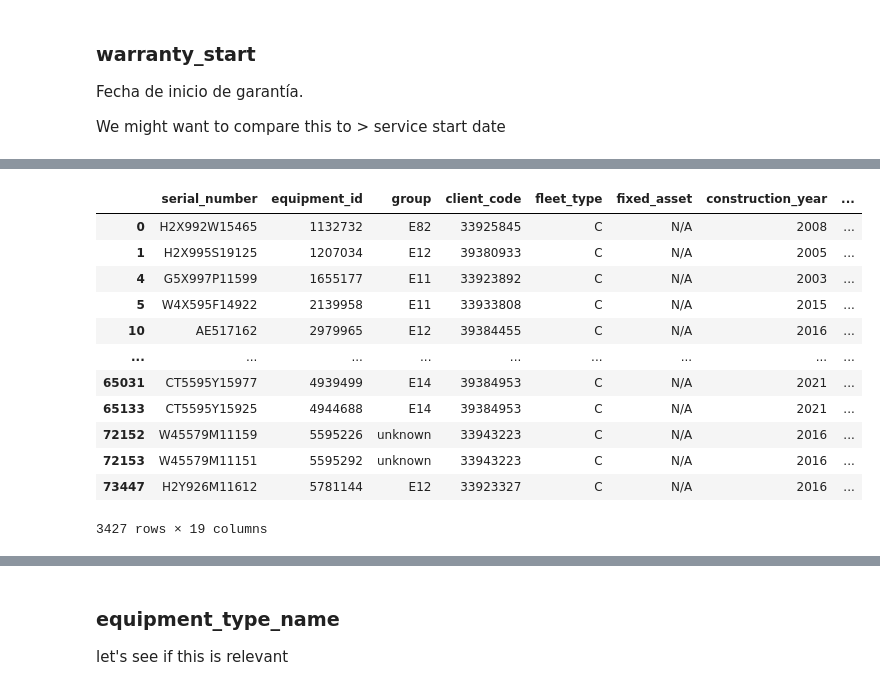
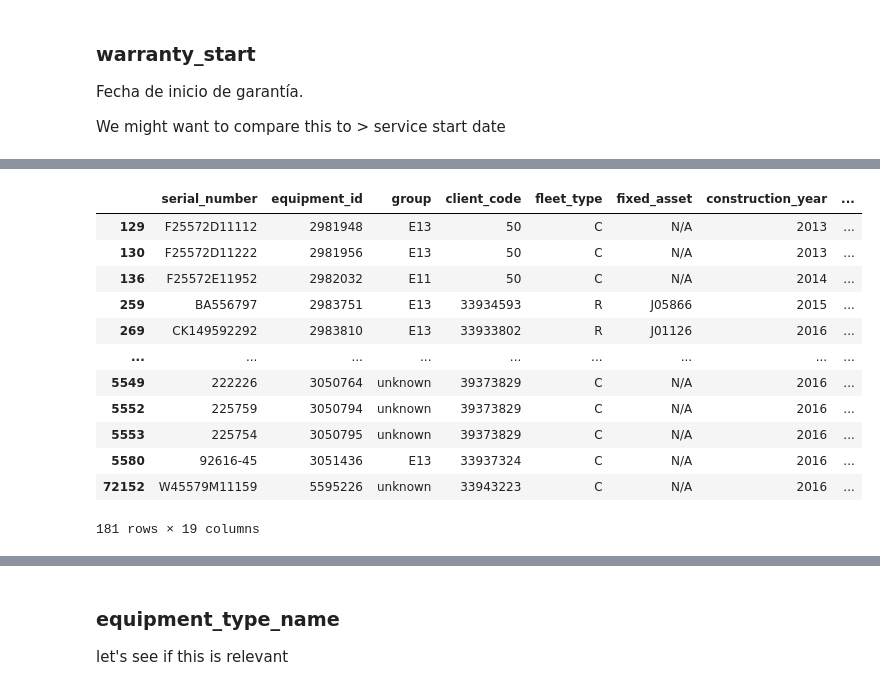
Before and after one commit to martafillol/practice_Case, a Jupyter notebook: cleaning.ipynb, the cells around one changed output, grey strips where cells are left out. Cells and saved outputs as stored; diff of their text form; code cells hidden in the pictures.

```diff
--- a/cleaning.ipynb
+++ b/cleaning.ipynb
@@ -1184,21 +1183,21 @@ memory usage: 789.4 KB
 # %%
 
-filter_warranty = clean_dataset[clean_dataset.warranty_start.notna() & clean_dataset.service_start_date.isna()]
+filter_warranty = clean_dataset[(clean_dataset.warranty_start.notna()) & (clean_dataset.service_start_date == "N/A")]
 filter_warranty
 # %% [output]
 |  | serial_number | equipment_id | group | client_code | fleet_type | fixed_asset | construction_year | ... |
-| 0 | H2X992W15465 | 1132732 | E82 | 33925845 | C | N/A | 2008 | ... |
-| 1 | H2X995S19125 | 1207034 | E12 | 39380933 | C | N/A | 2005 | ... |
-| 4 | G5X997P11599 | 1655177 | E11 | 33923892 | C | N/A | 2003 | ... |
-| 5 | W4X595F14922 | 2139958 | E11 | 33933808 | C | N/A | 2015 | ... |
-| 10 | AE517162 | 2979965 | E12 | 39384455 | C | N/A | 2016 | ... |
+| 129 | F25572D11112 | 2981948 | E13 | 50 | C | N/A | 2013 | ... |
+| 130 | F25572D11222 | 2981956 | E13 | 50 | C | N/A | 2013 | ... |
+| 136 | F25572E11952 | 2982032 | E11 | 50 | C | N/A | 2014 | ... |
+| 259 | BA556797 | 2983751 | E13 | 33934593 | R | J05866 | 2015 | ... |
+| 269 | CK149592292 | 2983810 | E13 | 33933802 | R | J01126 | 2016 | ... |
 | ... | ... | ... | ... | ... | ... | ... | ... | ... |
-| 65031 | CT5595Y15977 | 4939499 | E14 | 39384953 | C | N/A | 2021 | ... |
-| 65133 | CT5595Y15925 | 4944688 | E14 | 39384953 | C | N/A | 2021 | ... |
+| 5549 | 222226 | 3050764 | unknown | 39373829 | C | N/A | 2016 | ... |
+| 5552 | 225759 | 3050794 | unknown | 39373829 | C | N/A | 2016 | ... |
+| 5553 | 225754 | 3050795 | unknown | 39373829 | C | N/A | 2016 | ... |
+| 5580 | 92616-45 | 3051436 | E13 | 33937324 | C | N/A | 2016 | ... |
 | 72152 | W45579M11159 | 5595226 | unknown | 33943223 | C | N/A | 2016 | ... |
-| 72153 | W45579M11151 | 5595292 | unknown | 33943223 | C | N/A | 2016 | ... |
-| 73447 | H2Y926M11612 | 5781144 | E12 | 33923327 | C | N/A | 2016 | ... |
-3427 rows × 19 columns
+181 rows × 19 columns
 # %%
 
 filter_warranty_isna= clean_dataset[clean_dataset.warranty_start.isna() & clean_dataset.service_start_date.isna()]
```
Also changed, not shown: parts of 41 cells of this notebook.
